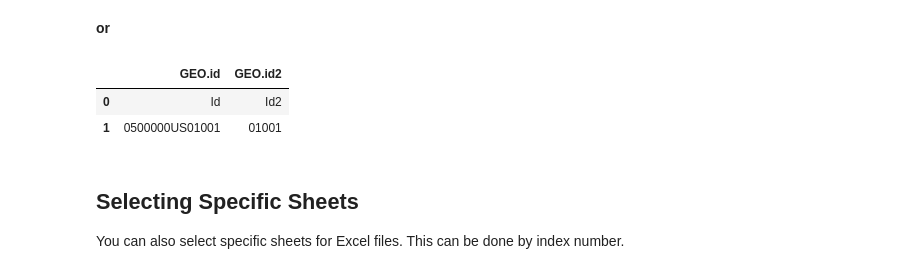
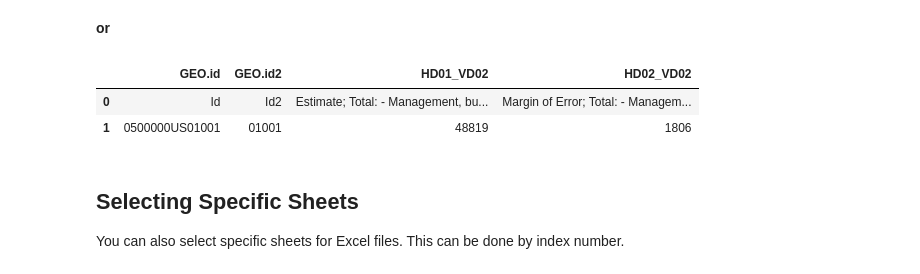
Before and after one commit to ian-moire/dsc-importing-data-using-pandas, a Jupyter notebook: index.ipynb, the cells around one changed output. Cells and saved outputs as stored; diff of their text form; code cells hidden in the pictures.

```diff
--- a/index.ipynb
+++ b/index.ipynb
@@ -280,12 +280,12 @@ df.head(2)
 **or**
 # %%
 # Import the file with specific columns
-df = pd.read_csv('Data/ACS_16_5YR_B24011_with_ann.csv', usecols=['GEO.id', 'GEO.id2'], encoding='latin-1')
+df = pd.read_csv('Data/ACS_16_5YR_B24011_with_ann.csv', usecols=['GEO.id', 'GEO.id2', 'HD01_VD02', 'HD02_VD02'], encoding='latin-1')
 df.head(2)
 # %% [output]
-|  | GEO.id | GEO.id2 |
-| 0 | Id | Id2 |
-| 1 | 0500000US01001 | 01001 |
+|  | GEO.id | GEO.id2 | HD01_VD02 | HD02_VD02 |
+| 0 | Id | Id2 | Estimate; Total: - Management, bu... | Margin of Error; Total: - Managem... |
+| 1 | 0500000US01001 | 01001 | 48819 | 1806 |
 # %% [markdown]
 ## Selecting Specific Sheets
 You can also select specific sheets for Excel files. This can be done by index number.
```
Also changed, not shown: parts of 1 cell of this notebook.
